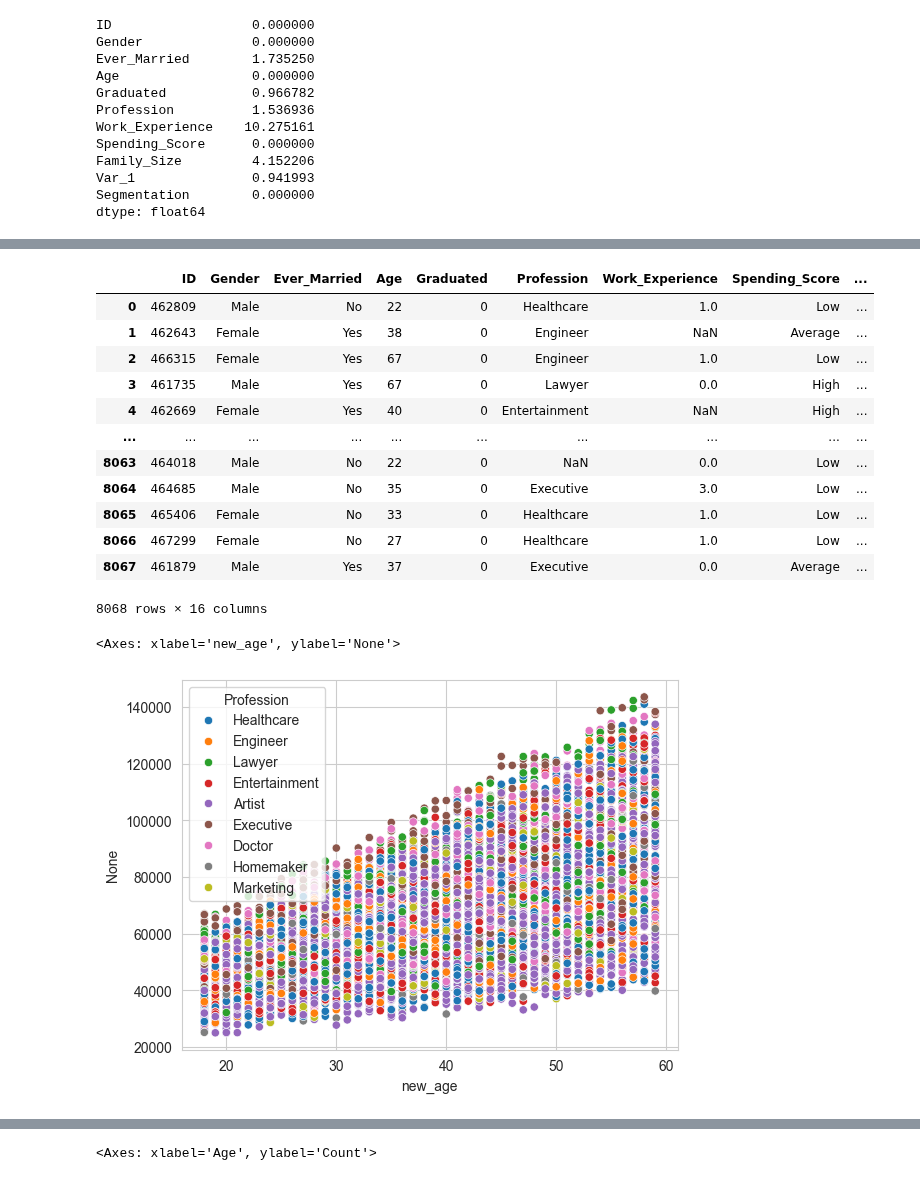
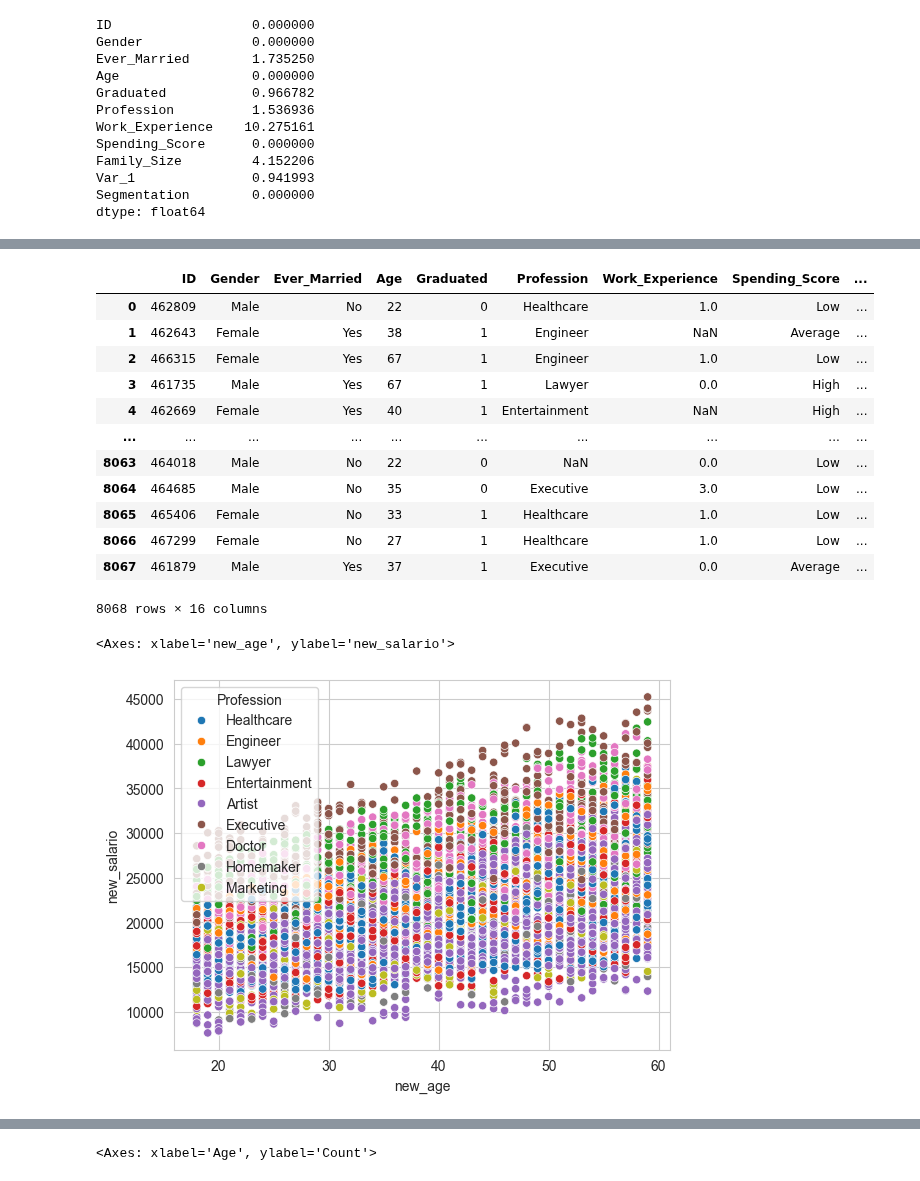
Before and after one commit to Martain24/TFM, a Jupyter notebook: primer_dataset/notebook_1.ipynb, the cells around one changed output, grey strips where cells are left out. Saved outputs shown, nothing was run; the diff lists cells and outputs as text; code cells hidden in the pictures.

Commit message:
Solución preprocessing salario

```diff
--- a/primer_dataset/notebook_1.ipynb
+++ b/primer_dataset/notebook_1.ipynb
@@ -33,7 +33,7 @@ def datos_salario_por_edad(edades, salario_base, aumento_por_edad, aumento_abajo
     salarios = []
     for edad in edades:
         # Genera un rango aleatorio entre el salario base y el salario base más el aumento
-        rango_salario = np.random.uniform(salario_base + aumento_abajo*edad, salario_base + aumento_por_edad * edad)
+        rango_salario = np.random.uniform(salario_base + aumento_abajo*edad, salario_base + aumento_por_edad**2*edad)
         # Selecciona un salario aleatorio dentro del rango
         salario = np.random.uniform(rango_salario * 0.9, rango_salario)
         salarios.append(salario)
@@ -54,7 +54,7 @@ profession_transform = {
 }
 df_train["new_profession"] = df_train["Profession"].map(profession_transform)
 df_train["Graduated"] = df_train["Graduated"].apply(lambda x: 1 if x=="Yes" else 0)
-df_train["new_salario"] = pd.Series(datos_salario_por_edad(df_train["new_age"], 16000, 2000, 400))
+df_train["new_salario"] = pd.Series(datos_salario_por_edad(df_train["new_age"], 5000, 20, 100))
 df_train["new_salario"] = df_train[["new_salario", "new_profession", "Graduated"]].apply(lambda row: row["new_salario"] + 1000*row["new_profession"] + 5000*row["Graduated"], axis=1)
 
 def new_work_experience(age):
@@ -100,7 +100,7 @@ def new_new_anos_experiencia(row):
         if 10<=age<=30:
             return np.random.choice(posibles_categorias, p=[0.7, 0.25, 0.05, 0])
         elif 30<age<=45:
-            return np.random.choice(posibles_categorias, p=[0.1, 0.4, 0.4, 0.05])
+            return np.random.choice(posibles_categorias, p=[0.1, 0.4, 0.4, 0.1])
         elif 45<age:
             return np.random.choice(posibles_categorias, p=[0.05, 0.2, 0.25, 0.5])
 df_train["new_new_work_experience"] = df_train[["new_age", "Graduated"]].apply(new_new_anos_experiencia, axis=1)
@@ -109,23 +109,23 @@ df_train
 # %% [output]
 |  | ID | Gender | Ever_Married | Age | Graduated | Profession | Work_Experience | Spending_Score | ... |
 | 0 | 462809 | Male | No | 22 | 0 | Healthcare | 1.0 | Low | ... |
-| 1 | 462643 | Female | Yes | 38 | 0 | Engineer | NaN | Average | ... |
-| 2 | 466315 | Female | Yes | 67 | 0 | Engineer | 1.0 | Low | ... |
-| 3 | 461735 | Male | Yes | 67 | 0 | Lawyer | 0.0 | High | ... |
-| 4 | 462669 | Female | Yes | 40 | 0 | Entertainment | NaN | High | ... |
+| 1 | 462643 | Female | Yes | 38 | 1 | Engineer | NaN | Average | ... |
+| 2 | 466315 | Female | Yes | 67 | 1 | Engineer | 1.0 | Low | ... |
+| 3 | 461735 | Male | Yes | 67 | 1 | Lawyer | 0.0 | High | ... |
+| 4 | 462669 | Female | Yes | 40 | 1 | Entertainment | NaN | High | ... |
 | ... | ... | ... | ... | ... | ... | ... | ... | ... | ... |
 | 8063 | 464018 | Male | No | 22 | 0 | NaN | 0.0 | Low | ... |
 | 8064 | 464685 | Male | No | 35 | 0 | Executive | 3.0 | Low | ... |
-| 8065 | 465406 | Female | No | 33 | 0 | Healthcare | 1.0 | Low | ... |
-| 8066 | 467299 | Female | No | 27 | 0 | Healthcare | 1.0 | Low | ... |
-| 8067 | 461879 | Male | Yes | 37 | 0 | Executive | 0.0 | Average | ... |
+| 8065 | 465406 | Female | No | 33 | 1 | Healthcare | 1.0 | Low | ... |
+| 8066 | 467299 | Female | No | 27 | 1 | Healthcare | 1.0 | Low | ... |
+| 8067 | 461879 | Male | Yes | 37 | 1 | Executive | 0.0 | Average | ... |
 8068 rows × 16 columns
 # %%
-the_best_salario = df_train[["new_salario", "new_profession", "Graduated"]].apply(lambda row: row["new_salario"] + 1000*row["new_profession"] + 5000*row["Graduated"], axis=1)
-sns.scatterplot(x=df_train["new_age"], y=the_best_salario, hue=df_train["Profession"])
+
+sns.scatterplot(x=df_train["new_age"], y=df_train["new_salario"], hue=df_train["Profession"])
 # %% [output]
-<Axes: xlabel='new_age', ylabel='None'>
+<Axes: xlabel='new_age', ylabel='new_salario'>
-[figure, old version]
+[figure, new version]
 # %%
 def datos_salario_por_edad(edades, salario_base, aumento_por_edad, aumento_abajo):
     salarios = []
```
Also changed, not shown: parts of 5 cells of this notebook.
